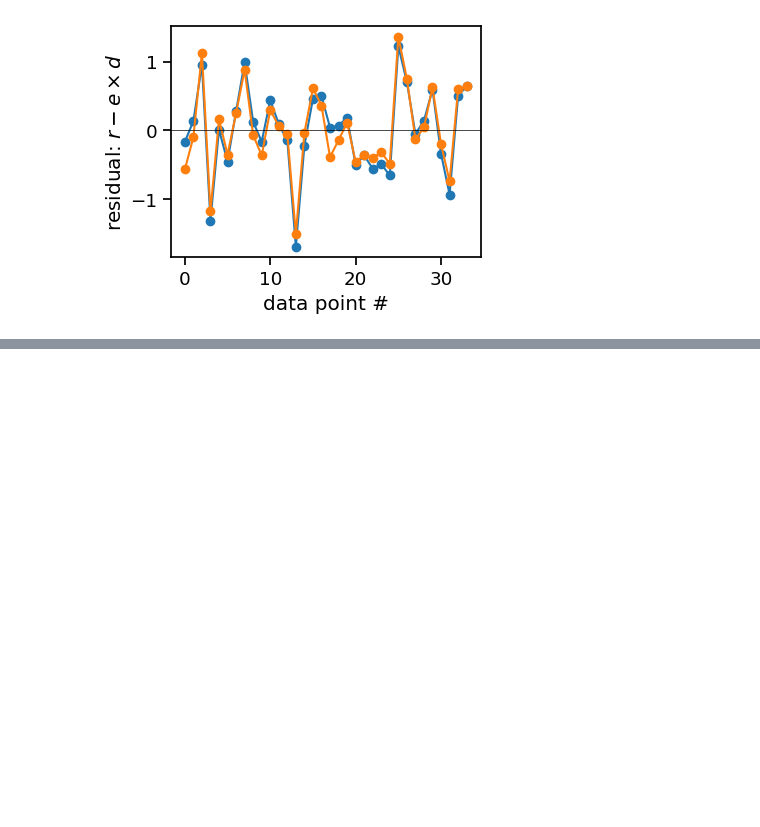
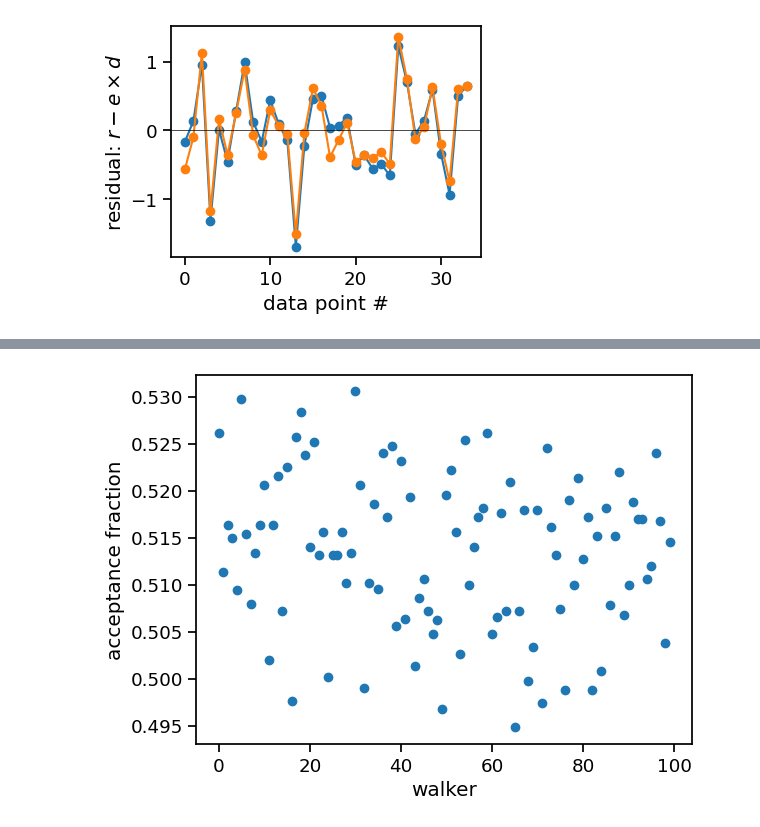
Before and after one commit to div-B-equals-0/confitti, a Jupyter notebook: notebooks/demo03-proplyd.ipynb, the cells around one changed output, grey strips where cells are left out. Cells and saved outputs as stored; diff of their text form; code cells hidden in the pictures; blank space fills up the shorter version.

```diff
--- a/notebooks/demo03-proplyd.ipynb
+++ b/notebooks/demo03-proplyd.ipynb
@@ -40,10 +42,10 @@ def read_arc_data_ds9(filename, pt_star="o", pt_arc="x"):
     regions = rg.Regions.read(filename)
 
     try:
-        star, = [x for x in regions if x.visual['point'] == pt_star]
+        (star,) = [x for x in regions if x.visual["point"] == pt_star]
     except IndexError:
         sys.exit("One and only one 'circle' region is required")
-    points = [x for x in regions if x.visual['point'] == pt_arc]
+    points = [x for x in regions if x.visual["point"] == pt_arc]
     return star, points
 # %%
 star, points = read_arc_data_ds9(datapath / "new-069-601-ridge.reg")
@@ -75,7 +80,7 @@ PC2_1 PC2_2  : 0.0  1.0
 CDELT : -2.777777777777778e-05  2.777777777777778e-05
 NAXIS : 0  0
 # %%
-xpts, ypts = SkyCoord([_.center for _ in points]).to_pixel(w)
+xpts, ypts = SkyCoord([point.center for point in points]).to_pixel(w)
 # %% [markdown]
 ## Plot the points
 # %%
@@ -164,0 +177,16 @@ ax.set(
+# %%
+emcee_kws = dict(
+    steps=5000,
+    burn=1000,
+    thin=20,
+    is_weighted=False,
+    progress=False,
+    workers=16,
+    nan_policy="omit",
+)
+emcee_params = result_e.params.copy()
+emcee_params.add("__lnsigma", value=np.log(0.1), min=np.log(0.001), max=np.log(1.0))
+# %%
+result_emcee = lmfit.minimize(
+    confit.residual, args=(xpts, ypts), method="emcee", params=emcee_params, **emcee_kws
+)
@@ -164,0 +226,7 @@ ax.set(
+# %%
+plt.plot(result_emcee.acceptance_fraction, "o")
+plt.xlabel("walker")
+plt.ylabel("acceptance fraction")
+plt.show()
+# %% [output]
+[figure, added]
```
Also changed, not shown: parts of 17 cells of this notebook, 13 other files.
